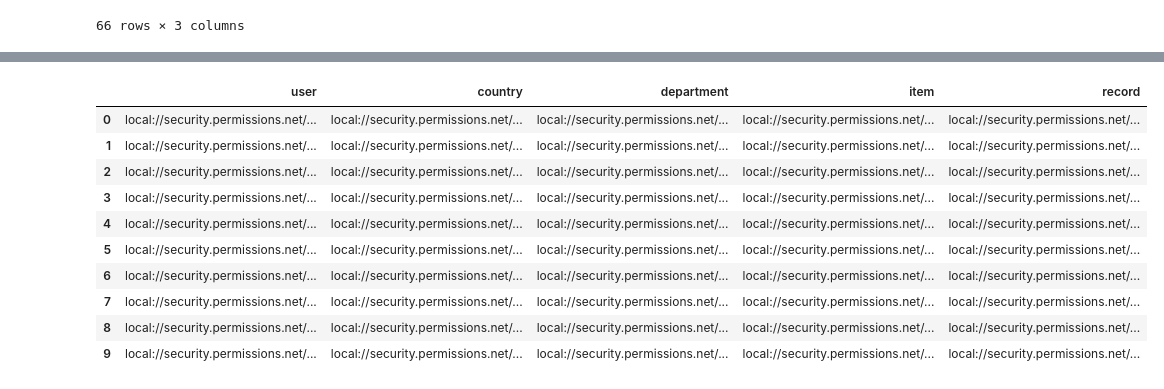
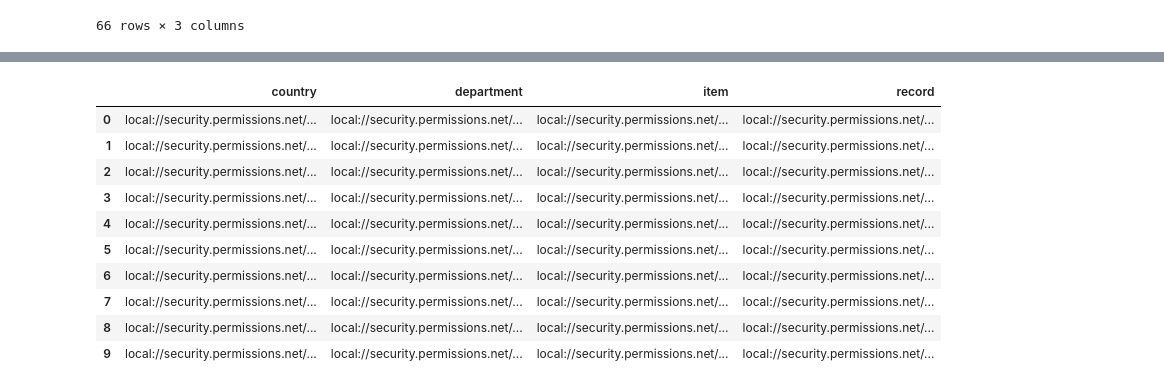
Before and after one commit to Egjfour/rdf_permissions_example, a Jupyter notebook: src/3-query_graph-corese_python.ipynb, the cells around one changed output, grey strips where cells are left out. Saved outputs shown, nothing was run; the diff lists cells and outputs as text; code cells hidden in the pictures.

```diff
--- a/src/3-query_graph-corese_python.ipynb
+++ b/src/3-query_graph-corese_python.ipynb
@@ -10,5 +19,5 @@ _ = corese.loadCorese()
 # %%
-g = corese.loadRDF("../data/graph_data.rdf")
+g = corese.loadRDF("data/server/graph_data.rdf")
 # %%
 # Simple first 5 triples from the whole graph
 res = corese.sparqlSelect(g, "SELECT * WHERE { ?s ?p ?o } LIMIT 5", return_dataframe=True)
@@ -115,30 +138,30 @@ res
 # %%
 query = """
 prefix data: <local://security.permissions.net/entities#>
 prefix : <local://security.permissions.net/vocab#>
 
 select * where {
-data:SalesRep_0 a :User ; :hasAccess ?country, ?department .
+data:SalesRep_45 a :User ; :hasAccess ?country, ?department .
 ?department a :Department .
 ?country a :Country .
 ?department :hasItem ?item .
 ?record a :Record; :country ?country; :item ?item.
 }
 limit 10
 """
 
 # Execute the query
 res = corese.sparqlSelect(g, query, return_dataframe=True)
 res
 # %% [output]
-|  | user | country | department | item | record |
-| 0 | local://security.permissions.net/... | local://security.permissions.net/... | local://security.permissions.net/... | local://security.permissions.net/... | local://security.permissions.net/... |
-| 1 | local://security.permissions.net/... | local://security.permissions.net/... | local://security.permissions.net/... | local://security.permissions.net/... | local://security.permissions.net/... |
-| 2 | local://security.permissions.net/... | local://security.permissions.net/... | local://security.permissions.net/... | local://security.permissions.net/... | local://security.permissions.net/... |
-| 3 | local://security.permissions.net/... | local://security.permissions.net/... | local://security.permissions.net/... | local://security.permissions.net/... | local://security.permissions.net/... |
-| 4 | local://security.permissions.net/... | local://security.permissions.net/... | local://security.permissions.net/... | local://security.permissions.net/... | local://security.permissions.net/... |
-| 5 | local://security.permissions.net/... | local://security.permissions.net/... | local://security.permissions.net/... | local://security.permissions.net/... | local://security.permissions.net/... |
-| 6 | local://security.permissions.net/... | local://security.permissions.net/... | local://security.permissions.net/... | local://security.permissions.net/... | local://security.permissions.net/... |
-| 7 | local://security.permissions.net/... | local://security.permissions.net/... | local://security.permissions.net/... | local://security.permissions.net/... | local://security.permissions.net/... |
-| 8 | local://security.permissions.net/... | local://security.permissions.net/... | local://security.permissions.net/... | local://security.permissions.net/... | local://security.permissions.net/... |
-| 9 | local://security.permissions.net/... | local://security.permissions.net/... | local://security.permissions.net/... | local://security.permissions.net/... | local://security.permissions.net/... |
+|  | country | department | item | record |
+| 0 | local://security.permissions.net/... | local://security.permissions.net/... | local://security.permissions.net/... | local://security.permissions.net/... |
+| 1 | local://security.permissions.net/... | local://security.permissions.net/... | local://security.permissions.net/... | local://security.permissions.net/... |
+| 2 | local://security.permissions.net/... | local://security.permissions.net/... | local://security.permissions.net/... | local://security.permissions.net/... |
+| 3 | local://security.permissions.net/... | local://security.permissions.net/... | local://security.permissions.net/... | local://security.permissions.net/... |
+| 4 | local://security.permissions.net/... | local://security.permissions.net/... | local://security.permissions.net/... | local://security.permissions.net/... |
+| 5 | local://security.permissions.net/... | local://security.permissions.net/... | local://security.permissions.net/... | local://security.permissions.net/... |
+| 6 | local://security.permissions.net/... | local://security.permissions.net/... | local://security.permissions.net/... | local://security.permissions.net/... |
+| 7 | local://security.permissions.net/... | local://security.permissions.net/... | local://security.permissions.net/... | local://security.permissions.net/... |
+| 8 | local://security.permissions.net/... | local://security.permissions.net/... | local://security.permissions.net/... | local://security.permissions.net/... |
+| 9 | local://security.permissions.net/... | local://security.permissions.net/... | local://security.permissions.net/... | local://security.permissions.net/... |
```
Also changed, not shown: parts of 4 cells of this notebook, 6 other files.
